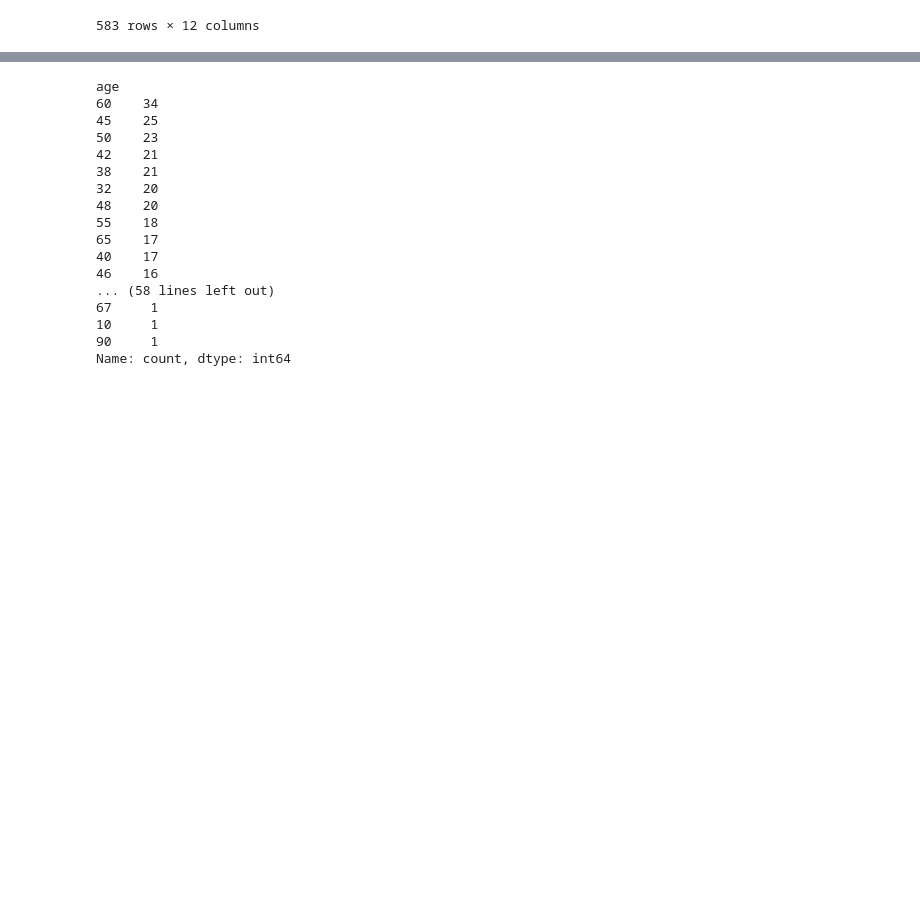
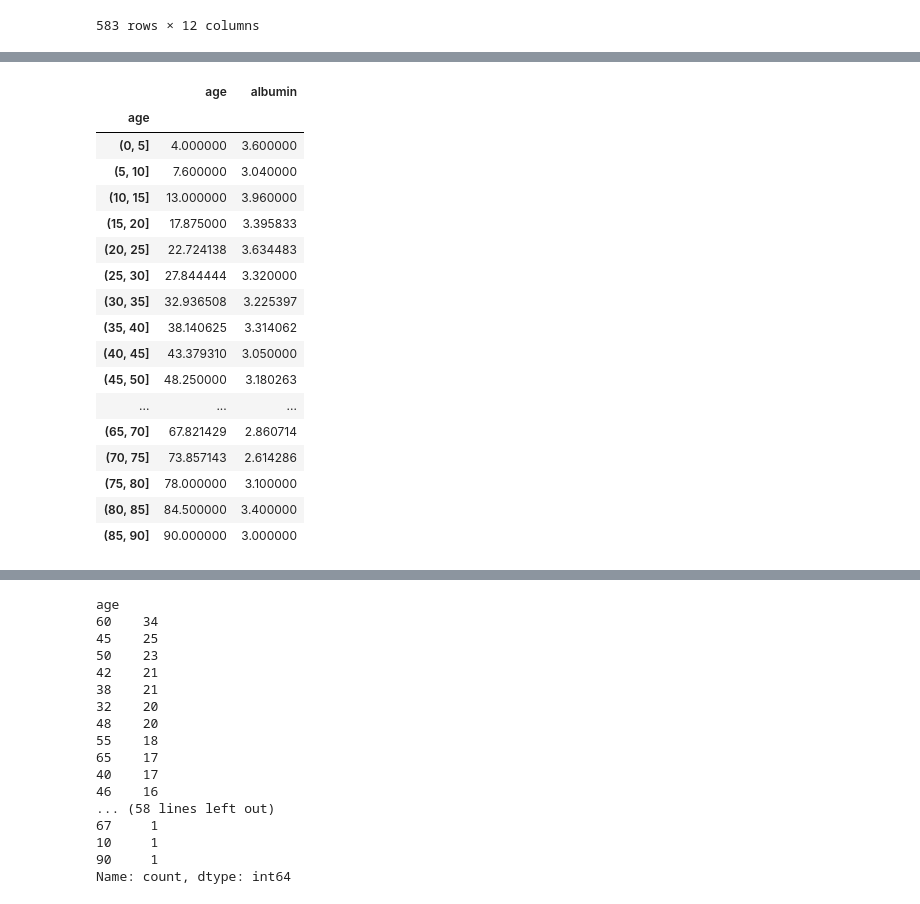
Before and after one commit to alan-turing-institute/sqlsynthgen-health-demo, a Jupyter notebook: ipynb/sqlsynthgen-healthcare-demo.ipynb, the cells around one changed output, grey strips where cells are left out. Saved outputs shown, nothing was run; the diff lists cells and outputs as text; code cells hidden in the pictures; blank space fills up the shorter version.

```diff
--- a/ipynb/sqlsynthgen-healthcare-demo.ipynb
+++ b/ipynb/sqlsynthgen-healthcare-demo.ipynb
@@ -43,0 +91,29 @@ query_dataframe
+# %%
+import numpy as np
+
+age_and_albumin: pd.DataFrame = patient_data[["age", "albumin"]]
+
+albumin_per_age_group: pd.DataFrame = age_and_albumin.groupby(
+    pd.cut(patient_data["age"], np.arange(0, 95, 5))
+).mean()
+
+albumin_per_age_group
+# %% [output]
+|  | age | albumin |
+| age |  |  |
+| (0, 5] | 4.000000 | 3.600000 |
+| (5, 10] | 7.600000 | 3.040000 |
+| (10, 15] | 13.000000 | 3.960000 |
+| (15, 20] | 17.875000 | 3.395833 |
+| (20, 25] | 22.724138 | 3.634483 |
+| (25, 30] | 27.844444 | 3.320000 |
+| (30, 35] | 32.936508 | 3.225397 |
+| (35, 40] | 38.140625 | 3.314062 |
+| (40, 45] | 43.379310 | 3.050000 |
+| (45, 50] | 48.250000 | 3.180263 |
+| ... | ... | ... |
+| (65, 70] | 67.821429 | 2.860714 |
+| (70, 75] | 73.857143 | 2.614286 |
+| (75, 80] | 78.000000 | 3.100000 |
+| (80, 85] | 84.500000 | 3.400000 |
+| (85, 90] | 90.000000 | 3.000000 |
```
Also changed, not shown: parts of 29 cells of this notebook, 3 other files.
